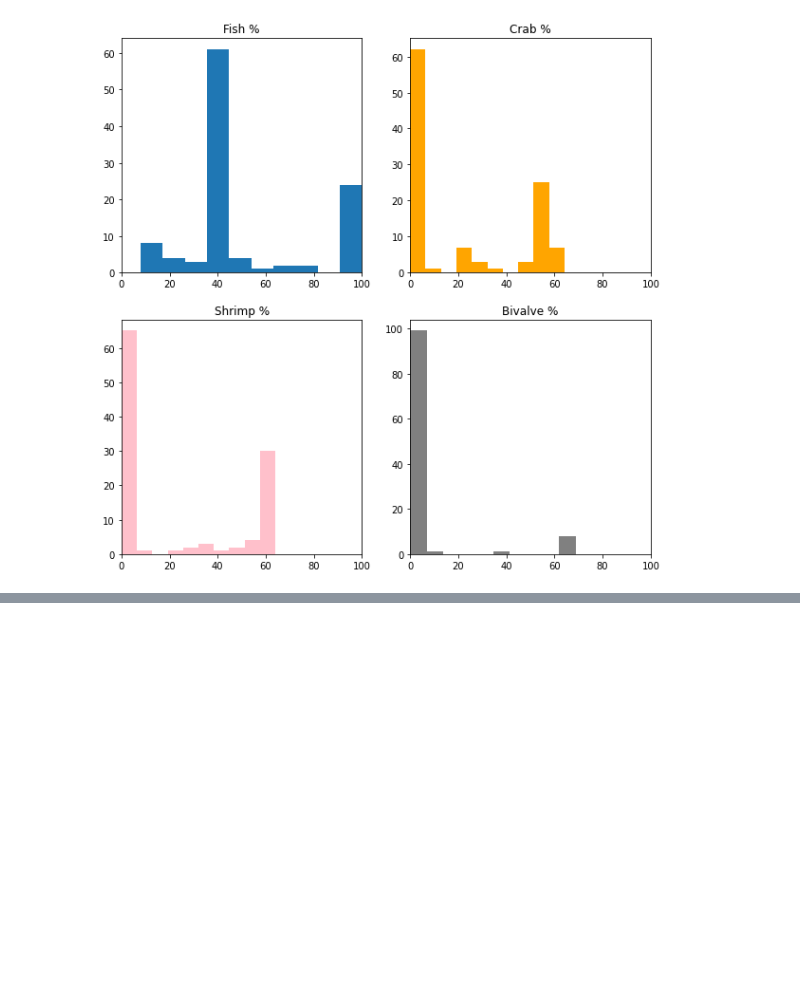
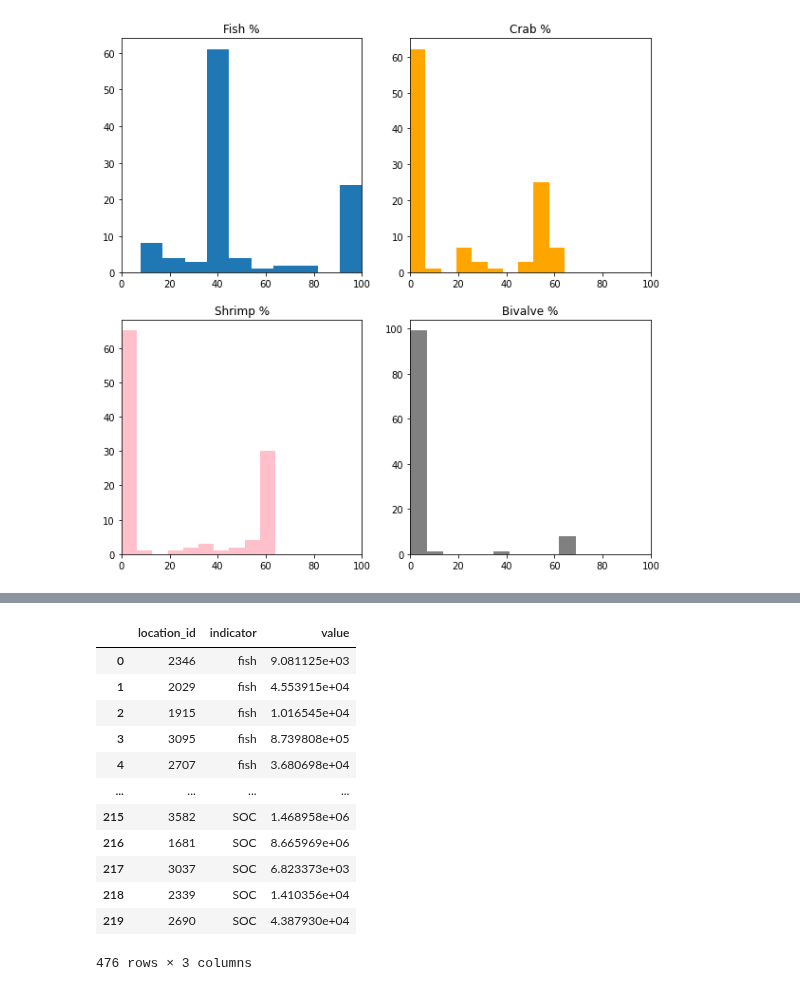
Before and after one commit to Vizzuality/mangrove-atlas, a Jupyter notebook: data/notebooks/Lab/data_processing/widgets-v2/fisheries_restoration_potential.ipynb, the cells around one changed output, grey strips where cells are left out. Cells and saved outputs as stored; diff of their text form; code cells hidden in the pictures; blank space fills up the shorter version.

```diff
--- a/data/notebooks/Lab/data_processing/widgets-v2/fisheries_restoration_potential.ipynb
+++ b/data/notebooks/Lab/data_processing/widgets-v2/fisheries_restoration_potential.ipynb
@@ -179,0 +296,4 @@ plt.show()
+# %%
+data_dir = '../../../../data/'
+data_files = [f for f in os.listdir(data_dir) if f.__contains__('ecosystem_services')]
+data_files
@@ -179,0 +305,8 @@ plt.show()
+# %%
+print(data_files[0])
+df_fish = pd.read_csv(data_dir + data_files[0])
+display(df_fish.head(3))
+
+print(data_files[2])
+df_carbon = pd.read_csv(data_dir + data_files[2])
+display(df_carbon.head(3))
@@ -179,0 +324,17 @@ plt.show()
+# %%
+df_concat = pd.concat([df_fish, df_carbon])
+df_concat
+# %% [output]
+|  | location_id | indicator | value |
+| 0 | 2346 | fish | 9.081125e+03 |
+| 1 | 2029 | fish | 4.553915e+04 |
+| 2 | 1915 | fish | 1.016545e+04 |
+| 3 | 3095 | fish | 8.739808e+05 |
+| 4 | 2707 | fish | 3.680698e+04 |
+| ... | ... | ... | ... |
+| 215 | 3582 | SOC | 1.468958e+06 |
+| 216 | 1681 | SOC | 8.665969e+06 |
+| 217 | 3037 | SOC | 6.823373e+03 |
+| 218 | 2339 | SOC | 1.410356e+04 |
+| 219 | 2690 | SOC | 4.387930e+04 |
+476 rows × 3 columns
```
Also changed, not shown: parts of 23 cells of this notebook.
